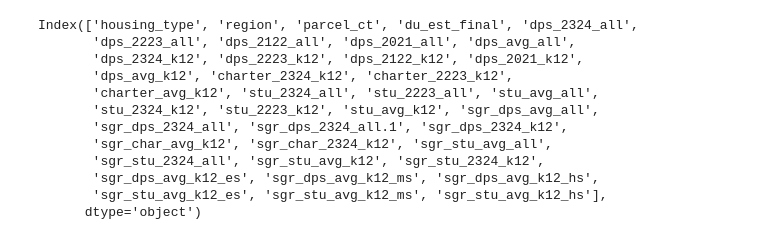
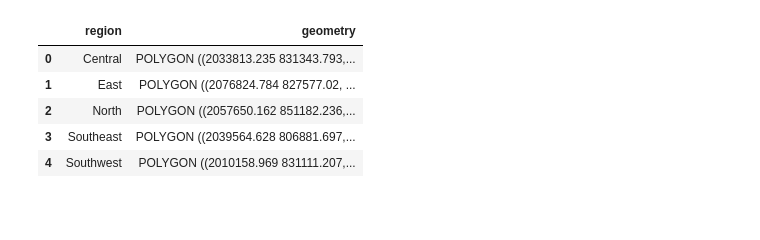
Before and after one commit to olublin/DPS-Planning, a Jupyter notebook: sgr_htype_region.ipynb, the cells around one changed output. Cells and saved outputs as stored; diff of their text form; code cells hidden in the pictures; blank space fills up the shorter version.

Commit message:
added residential development geospatial data file to GIS folder

```diff
--- a/sgr_htype_region.ipynb
+++ b/sgr_htype_region.ipynb
@@ -13,0 +14,3 @@ KeyError: "['sgr_dps_avg_k12'] not in index"
+# %%
+# read in shapefile to get geometries for HS regions from Data+_2025/QGIS/DPS shapefiles from layers
+regions = gpd.read_file(r'/Users/leahwallihan/Durham_school_planning/geospatial files/HS_regions')[['region', 'geometry']]
@@ -14,15 +29,9 @@ KeyError: "['sgr_dps_avg_k12'] not in index"
 # %%
-sgr_data.columns
+regions.head()
 # %% [output]
-Index(['housing_type', 'region', 'parcel_ct', 'du_est_final', 'dps_2324_all',
-       'dps_2223_all', 'dps_2122_all', 'dps_2021_all', 'dps_avg_all',
-       'dps_2324_k12', 'dps_2223_k12', 'dps_2122_k12', 'dps_2021_k12',
-       'dps_avg_k12', 'charter_2324_k12', 'charter_2223_k12',
-       'charter_avg_k12', 'stu_2324_all', 'stu_2223_all', 'stu_avg_all',
-       'stu_2324_k12', 'stu_2223_k12', 'stu_avg_k12', 'sgr_dps_avg_all',
-       'sgr_dps_2324_all', 'sgr_dps_2324_all.1', 'sgr_dps_2324_k12',
-       'sgr_char_avg_k12', 'sgr_char_2324_k12', 'sgr_stu_avg_all',
-       'sgr_stu_2324_all', 'sgr_stu_avg_k12', 'sgr_stu_2324_k12',
-       'sgr_dps_avg_k12_es', 'sgr_dps_avg_k12_ms', 'sgr_dps_avg_k12_hs',
-       'sgr_stu_avg_k12_es', 'sgr_stu_avg_k12_ms', 'sgr_stu_avg_k12_hs'],
-      dtype='object')
+|  | region | geometry |
+| 0 | Central | POLYGON ((2033813.235 831343.793,... |
+| 1 | East | POLYGON ((2076824.784 827577.02, ... |
+| 2 | North | POLYGON ((2057650.162 851182.236,... |
+| 3 | Southeast | POLYGON ((2039564.628 806881.697,... |
+| 4 | Southwest | POLYGON ((2010158.969 831111.207,... |
```
Also changed, not shown: parts of 4 cells of this notebook, 2 other files.
